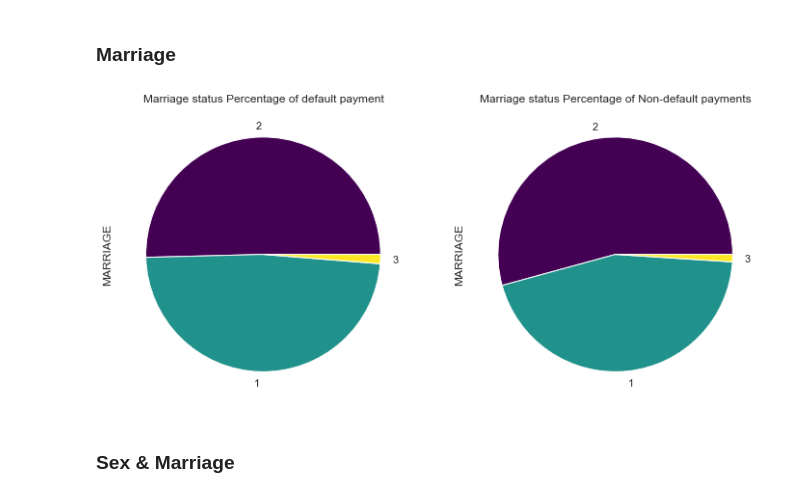
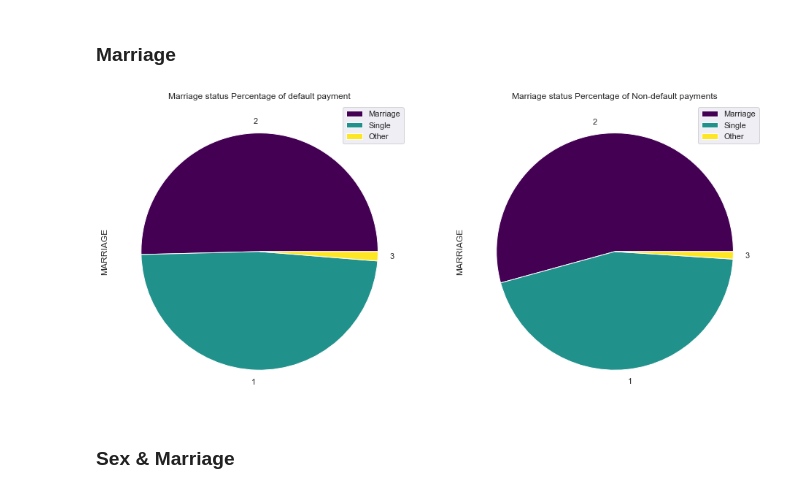
Before and after one commit to Shawn-Lian/5291-Final-Project, a Jupyter notebook: 5291Project_plot.ipynb, the cells around one changed output. Saved outputs shown, nothing was run; the diff lists cells and outputs as text; code cells hidden in the pictures.

```diff
--- a/5291Project_plot.ipynb
+++ b/5291Project_plot.ipynb
@@ -233,15 +236,18 @@ We see that both default payments and non-default payment of next month are most
 ### Marriage
 # %%
 #
-plt.figure(figsize=(12,8))
+plt.figure(figsize=(16,8))
 plt.subplot(1,2,1)
 df_def['MARRIAGE'].value_counts().plot.pie(cmap='viridis')
+labels1 = [r'Marriage',r'Single',r'Other']
+plt.legend(labels1, loc="best")
 plt.title('Marriage status Percentage of default payment')
 plt.subplot(1,2,2)
 df_nondef['MARRIAGE'].value_counts().plot.pie(cmap='viridis')
+plt.legend(labels1, loc="best")
 plt.title('Marriage status Percentage of Non-default payments');
 # %% [output]
-[figure, old version]
+[figure, new version]
 # %% [markdown]
 ### Sex & Marriage
 # %%
```
Also changed, not shown: parts of 2 cells of this notebook.
